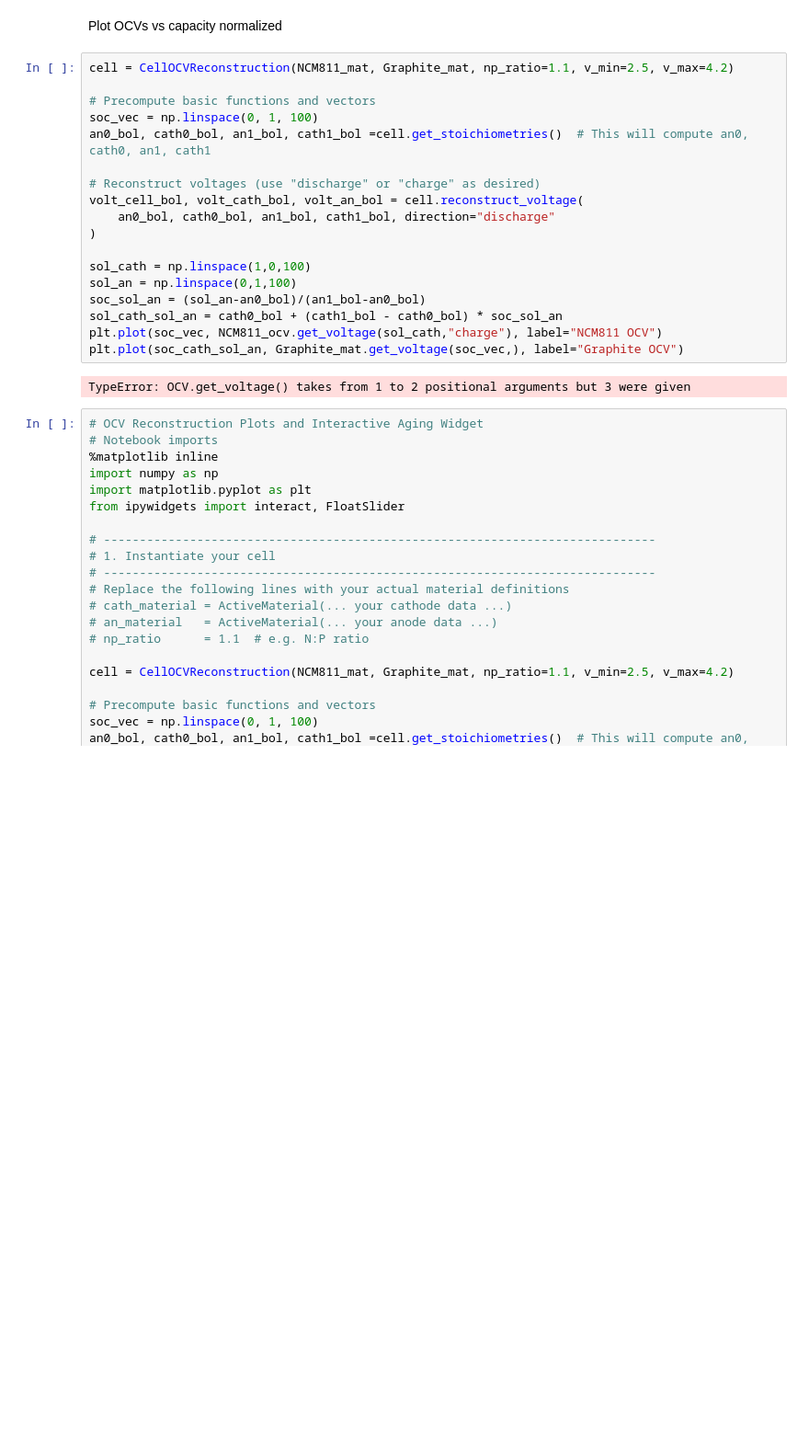
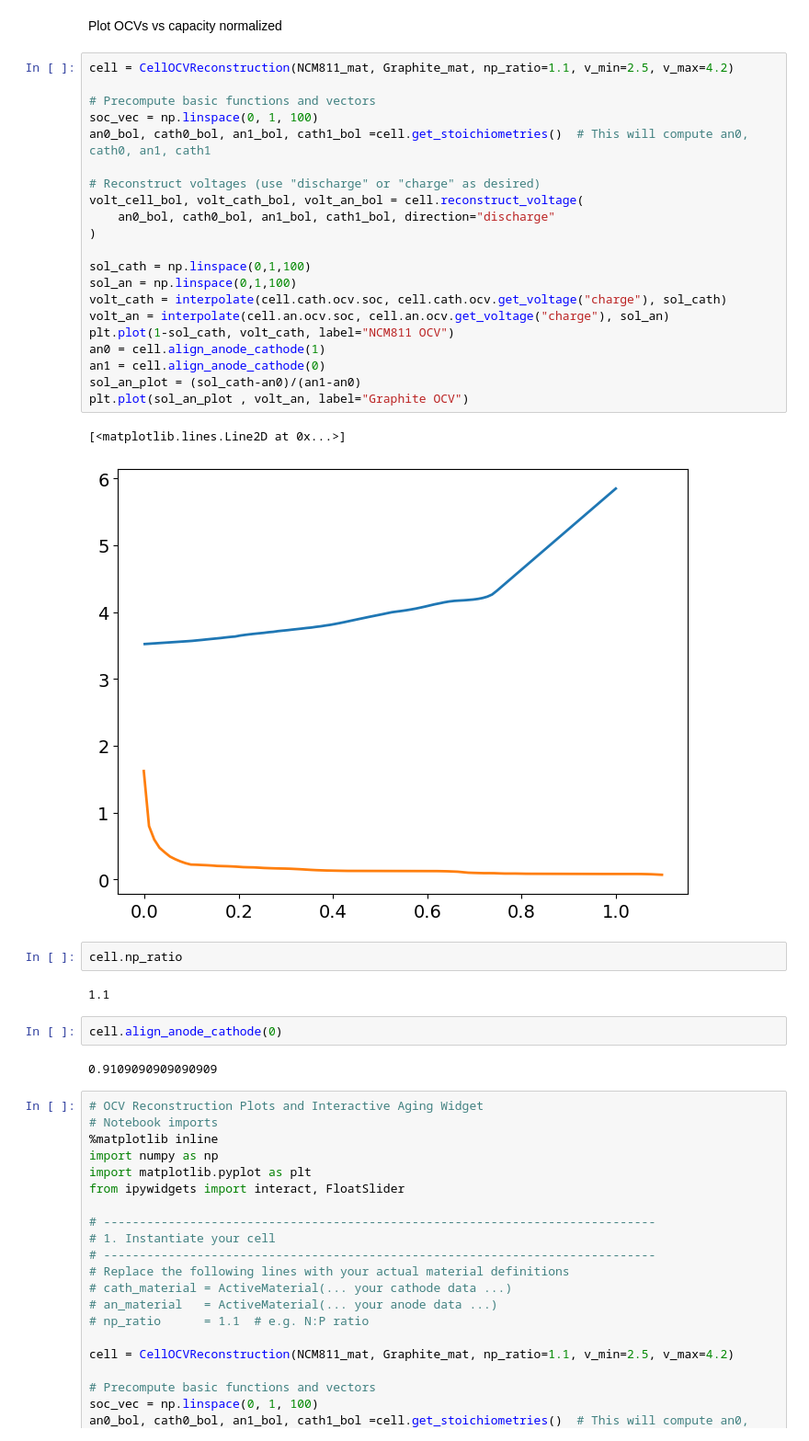
Before and after one commit to lvk93/ocv_teaching, a Jupyter notebook: notebooks/04_Interactive_Aging.ipynb, the cells around one changed output. Shown: that part at 92% size. Saved outputs shown, nothing was run; the diff lists cells and outputs as text; blank space fills up the shorter version.

```diff
--- a/notebooks/04_Interactive_Aging.ipynb
+++ b/notebooks/04_Interactive_Aging.ipynb
@@ -23,23 +23,35 @@ Plot OCVs vs capacity normalized
 # %%
 cell = CellOCVReconstruction(NCM811_mat, Graphite_mat, np_ratio=1.1, v_min=2.5, v_max=4.2)
 
 # Precompute basic functions and vectors
 soc_vec = np.linspace(0, 1, 100)
 an0_bol, cath0_bol, an1_bol, cath1_bol =cell.get_stoichiometries()  # This will compute an0, cath0, an1, cath1
 
 # Reconstruct voltages (use "discharge" or "charge" as desired)
 volt_cell_bol, volt_cath_bol, volt_an_bol = cell.reconstruct_voltage(
     an0_bol, cath0_bol, an1_bol, cath1_bol, direction="discharge"
 )
 
-sol_cath = np.linspace(1,0,100)
+sol_cath = np.linspace(0,1,100)
 sol_an = np.linspace(0,1,100)
-soc_sol_an = (sol_an-an0_bol)/(an1_bol-an0_bol)
-sol_cath_sol_an = cath0_bol + (cath1_bol - cath0_bol) * soc_sol_an
-plt.plot(soc_vec, NCM811_ocv.get_voltage(sol_cath,"charge"), label="NCM811 OCV")
-plt.plot(soc_cath_sol_an, Graphite_mat.get_voltage(soc_vec,), label="Graphite OCV")
+volt_cath = interpolate(cell.cath.ocv.soc, cell.cath.ocv.get_voltage("charge"), sol_cath)
+volt_an = interpolate(cell.an.ocv.soc, cell.an.ocv.get_voltage("charge"), sol_an)
+plt.plot(1-sol_cath, volt_cath, label="NCM811 OCV")
+an0 = cell.align_anode_cathode(1)
+an1 = cell.align_anode_cathode(0)
+sol_an_plot = (sol_cath-an0)/(an1-an0)
+plt.plot(sol_an_plot , volt_an, label="Graphite OCV")
 # %% [output]
-TypeError: OCV.get_voltage() takes from 1 to 2 positional arguments but 3 were given
+[<matplotlib.lines.Line2D at 0x...>]
+[figure, added]
+# %%
+cell.np_ratio
+# %% [output]
+1.1
+# %%
+cell.align_anode_cathode(0)
+# %% [output]
+0.9109090909090909
 # %%
 # OCV Reconstruction Plots and Interactive Aging Widget
 # Notebook imports
```
Also changed, not shown: 3 other files.
